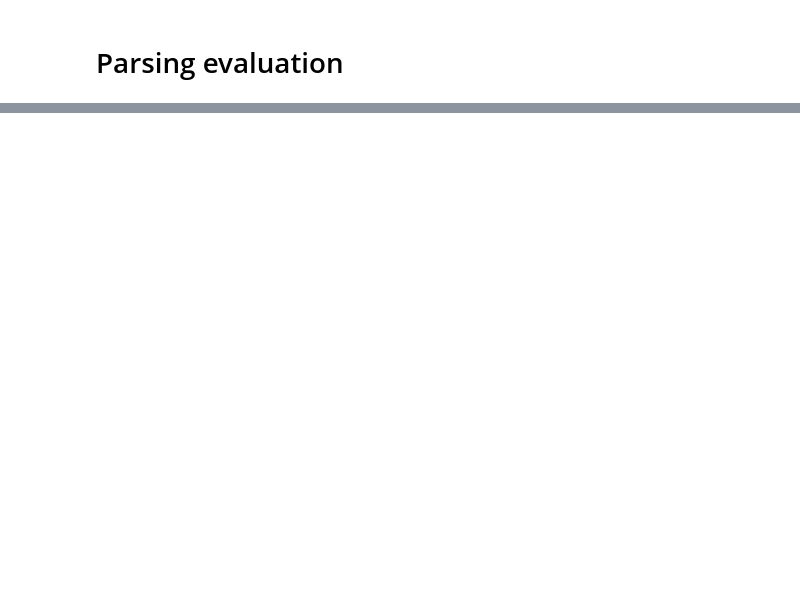
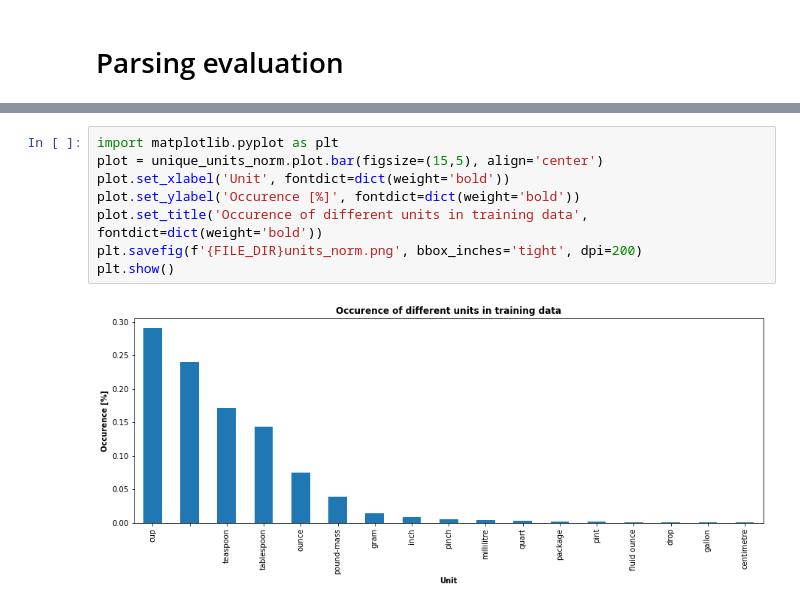
Before and after one commit to mscholl96/mad-recime, a Jupyter notebook: data/recipe1M/parser/evaluation.ipynb, the cells around one changed output, grey strips where cells are left out. Drawn from its saved outputs; the diff is of its cells as text; blank space fills up the shorter version.

```diff
--- a/data/recipe1M/parser/evaluation.ipynb
+++ b/data/recipe1M/parser/evaluation.ipynb
@@ -91,0 +62,10 @@ plt.show()
+# %%
+import matplotlib.pyplot as plt
+plot = unique_units_norm.plot.bar(figsize=(15,5), align='center')
+plot.set_xlabel('Unit', fontdict=dict(weight='bold'))
+plot.set_ylabel('Occurence [%]', fontdict=dict(weight='bold'))
+plot.set_title('Occurence of different units in training data', fontdict=dict(weight='bold'))
+plt.savefig(f'{FILE_DIR}units_norm.png', bbox_inches='tight', dpi=200)
+plt.show()
+# %% [output]
+[figure, added]
```
Also changed, not shown: parts of 14 cells of this notebook, 1 other file.
